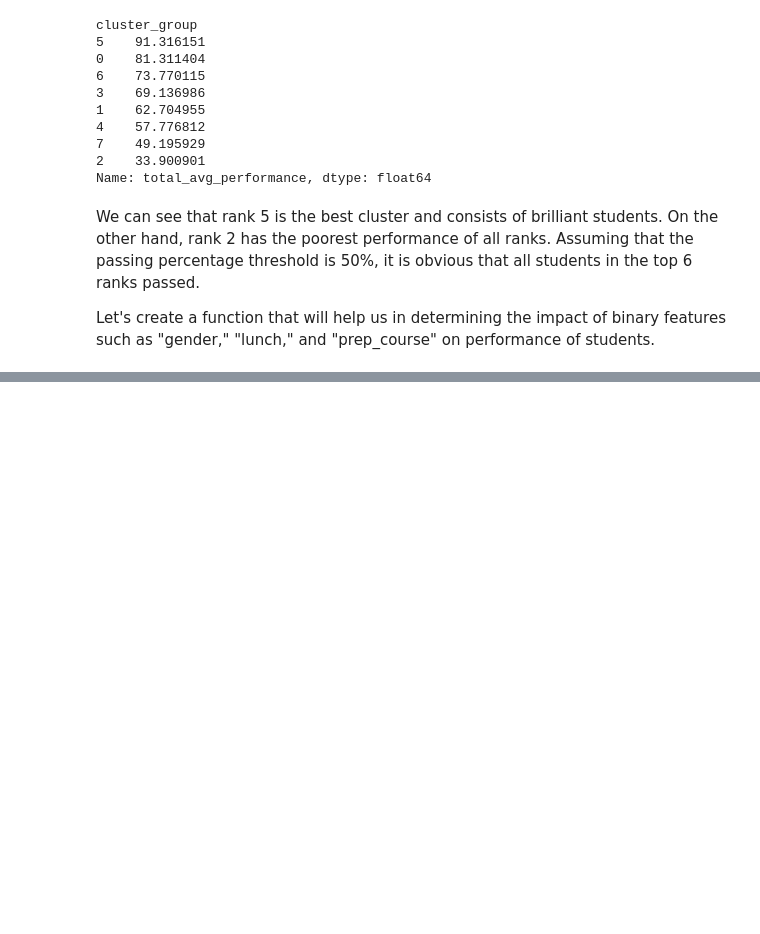
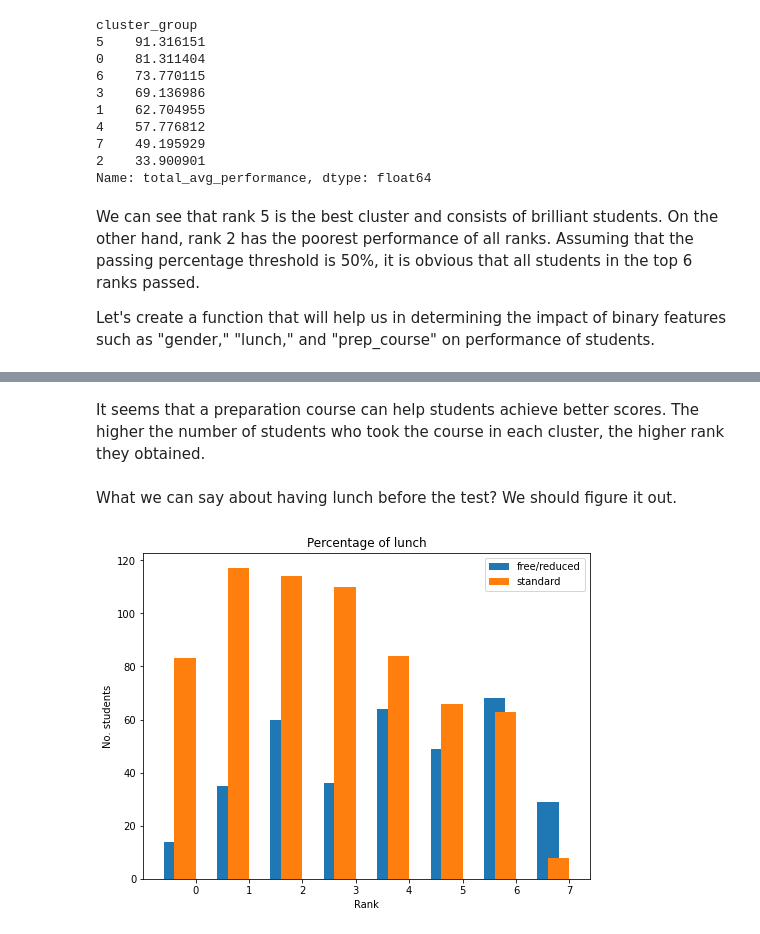
Before and after one commit to Przemyslaw11/Students_Performance_Analysis, a Jupyter notebook: analysis.ipynb, the cells around one changed output, grey strips where cells are left out. Cells and saved outputs as stored; diff of their text form; code cells hidden in the pictures; blank space fills up the shorter version.

```diff
--- a/analysis.ipynb
+++ b/analysis.ipynb
@@ -218,0 +225,8 @@ def plot_bar_chart(column):
+# %% [markdown]
+It seems that a preparation course can help students achieve better scores. The higher the number of students who took the course in each cluster, the higher rank they obtained.
+# %% [markdown]
+What we can say about having lunch before the test? We should figure it out.
+# %%
+plot_bar_chart("lunch")
+# %% [output]
+[figure, added]
```
Also changed, not shown: parts of 5 cells of this notebook.
